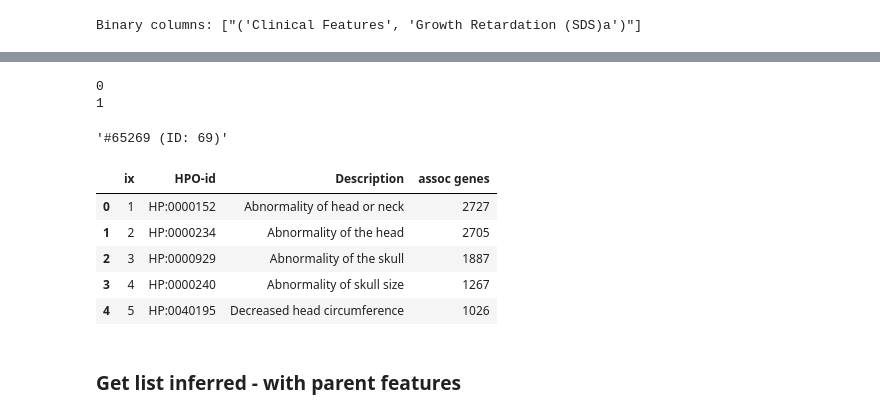
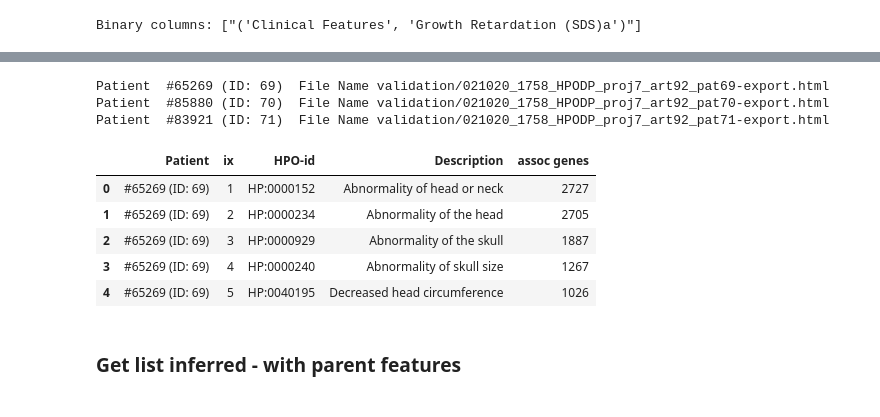
Before and after one commit to levrex/DeepPhenotypingHPO, a Jupyter notebook: PhenoTool/Final_HPO_extraction_tool.ipynb, the cells around one changed output, grey strips where cells are left out. Saved outputs shown, nothing was run; the diff lists cells and outputs as text; code cells hidden in the pictures.

```diff
--- a/PhenoTool/Final_HPO_extraction_tool.ipynb
+++ b/PhenoTool/Final_HPO_extraction_tool.ipynb
@@ -501,42 +487,44 @@ for file_name in d_IARS_valid[case_study]:
-# %%
-from bs4 import BeautifulSoup
-
-with open('validation/021020_1758_HPODP_proj7_art92_pat69-export.html', 'r') as f:
-
-    contents = f.read()
-
-    soup = BeautifulSoup(contents, 'lxml')
-
-    tables = soup.findAll("table")
-
-    cnt = 0
-    for table in tables:
-        if table.findParent("table") is None:
-            print(cnt)
-            #print(str(table))
-            cnt += 1
-
-#'Patient name'
-# %% [output]
-0
-1
-# %%
-#soup.
-ths = soup.find_all('td')
-ths[4].text
-# %% [output]
-'#65269 (ID: 69)'
-# %%
-validation_table, caption = func.parseTable(table)
-validation_table.columns = ['ix', 'HPO-id', 'Description', 'assoc genes']#range(raw_table.shape[1])
-validation_table.head()
-# %% [output]
-|  | ix | HPO-id | Description | assoc genes |
-| 0 | 1 | HP:0000152 | Abnormality of head or neck | 2727 |
-| 1 | 2 | HP:0000234 | Abnormality of the head | 2705 |
-| 2 | 3 | HP:0000929 | Abnormality of the skull | 1887 |
-| 3 | 4 | HP:0000240 | Abnormality of skull size | 1267 |
-| 4 | 5 | HP:0040195 | Decreased head circumference | 1026 |
+# %%
+case_study = 'Kopajtich et al, 2016'
+
+columns = ['Patient', 'ix', 'HPO-id', 'Description', 'assoc genes']
+df_valid = pd.DataFrame(columns=columns)
+
+for file_name in d_IARS_valid[case_study]:
+
+    with open(file_name, 'r') as f:
+        contents = f.read()
+
+        soup = BeautifulSoup(contents, 'lxml')
+
+        tables = soup.findAll("table")
+
+        cnt = 0
+        for table in tables:
+            if table.findParent("table") is None:
+                cnt += 1
+        ths = soup.find_all('td')
+        pat_id = ths[4].text
+        #pat_id = pat_id.split(' ')[0]
+        df1, caption = func.parseTable(table)
+        df1.columns = ['ix', 'HPO-id', 'Description', 'assoc genes']
+        #print(df1)
+        print('Patient ', pat_id, ' File Name', file_name)
+        df1['Patient'] = [pat_id for i in range(len(df1))]
+        #print(df1)
+        df_valid = pd.concat([df_tot, df1])
+
+df_valid.head()
+# %% [output]
+Patient  #65269 (ID: 69)  File Name validation/021020_1758_HPODP_proj7_art92_pat69-export.html
+Patient  #85880 (ID: 70)  File Name validation/021020_1758_HPODP_proj7_art92_pat70-export.html
+Patient  #83921 (ID: 71)  File Name validation/021020_1758_HPODP_proj7_art92_pat71-export.html
+|  | Patient | ix | HPO-id | Description | assoc genes |
+| 0 | #65269 (ID: 69) | 1 | HP:0000152 | Abnormality of head or neck | 2727 |
+| 1 | #65269 (ID: 69) | 2 | HP:0000234 | Abnormality of the head | 2705 |
+| 2 | #65269 (ID: 69) | 3 | HP:0000929 | Abnormality of the skull | 1887 |
+| 3 | #65269 (ID: 69) | 4 | HP:0000240 | Abnormality of skull size | 1267 |
+| 4 | #65269 (ID: 69) | 5 | HP:0040195 | Decreased head circumference | 1026 |
 # %% [markdown]
 ### Get list inferred - with parent features
 # %%
```
Also changed, not shown: parts of 36 cells of this notebook, 20 other files.
